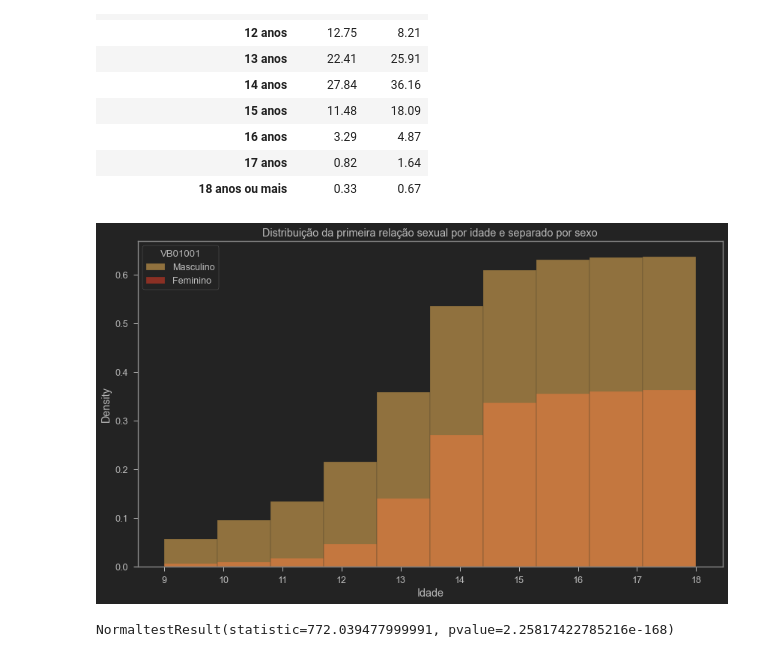
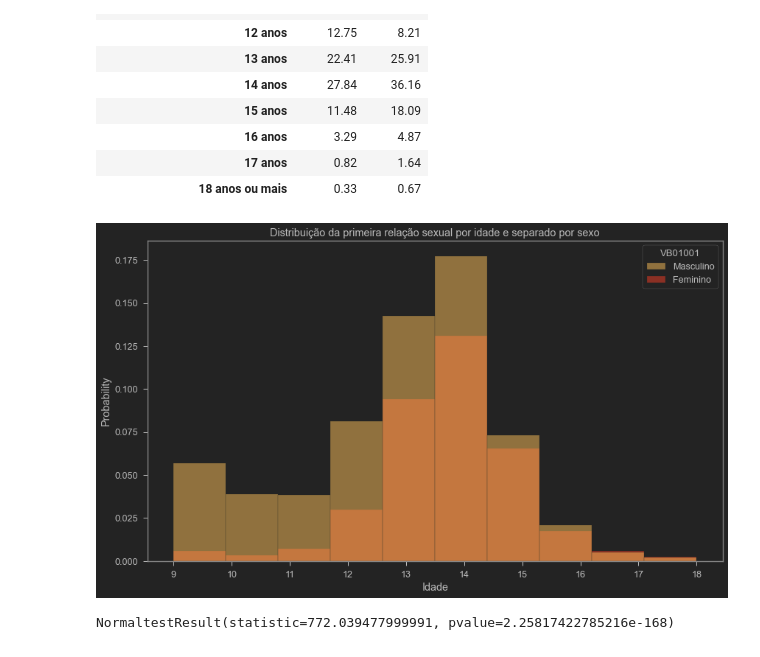
Before and after one commit to Igor-Arantes/Bootcamp-Data-Science-Aplicada, a Jupyter notebook: Igor_Arantes_Desafio_03.ipynb, the cells around one changed output. Saved outputs shown, nothing was run; the diff lists cells and outputs as text; code cells hidden in the pictures.

```diff
--- a/Igor_Arantes_Desafio_03.ipynb
+++ b/Igor_Arantes_Desafio_03.ipynb
@@ -352,9 +377,9 @@ crosstab_rename(dados['VB08002'][dados['VB08002']!=-1][dados['VB08002']!=99],ida
 | 17 anos | 0.82 | 1.64 |
 | 18 anos ou mais | 0.33 | 0.67 |
 # %%
-histplot_segregado(dados[dados['VB08002']!=99][dados['VB08002']!=-1],'VB08002','VB01001','Distribuição da primeira relação sexual por idade e separado por sexo','Idade',sexo)
+histplot_segregado_(dados[dados['VB08002']!=99][dados['VB08002']!=-1],'VB08002','VB01001','Distribuição da primeira relação sexual por idade e separado por sexo','Idade',sexo)
 # %% [output]
-[figure, old version]
+[figure, new version]
 # %%
 normaltest(dados['VB08002'][dados['VB08002']!=99][dados['VB08002']!=-1][dados['VB01001']==1])
 # %% [output]
```
Also changed, not shown: parts of 11 cells of this notebook.
